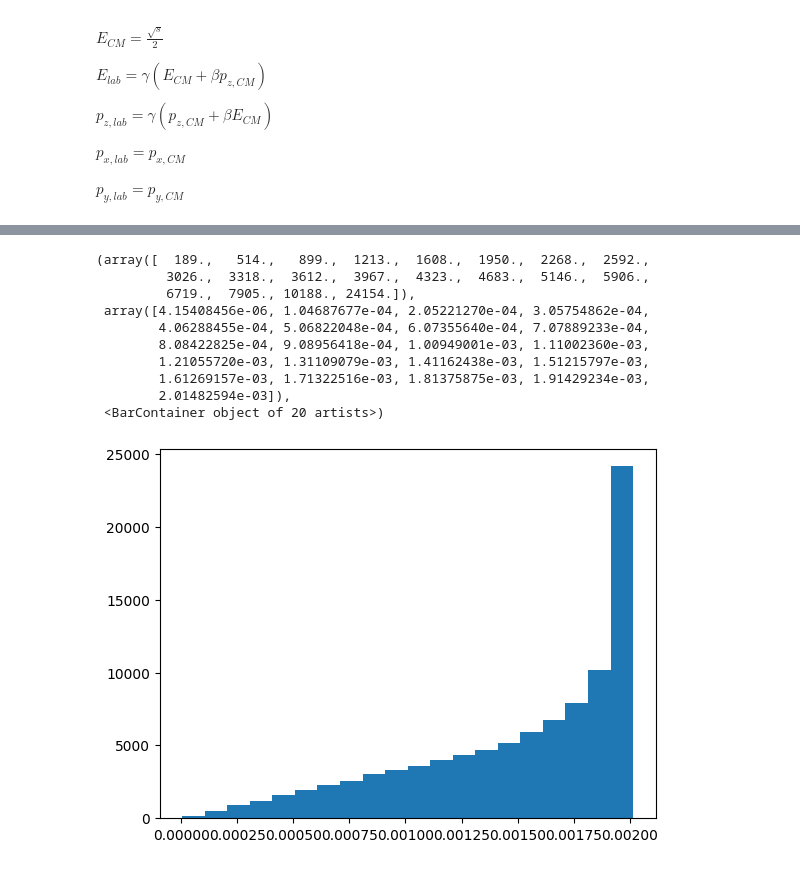
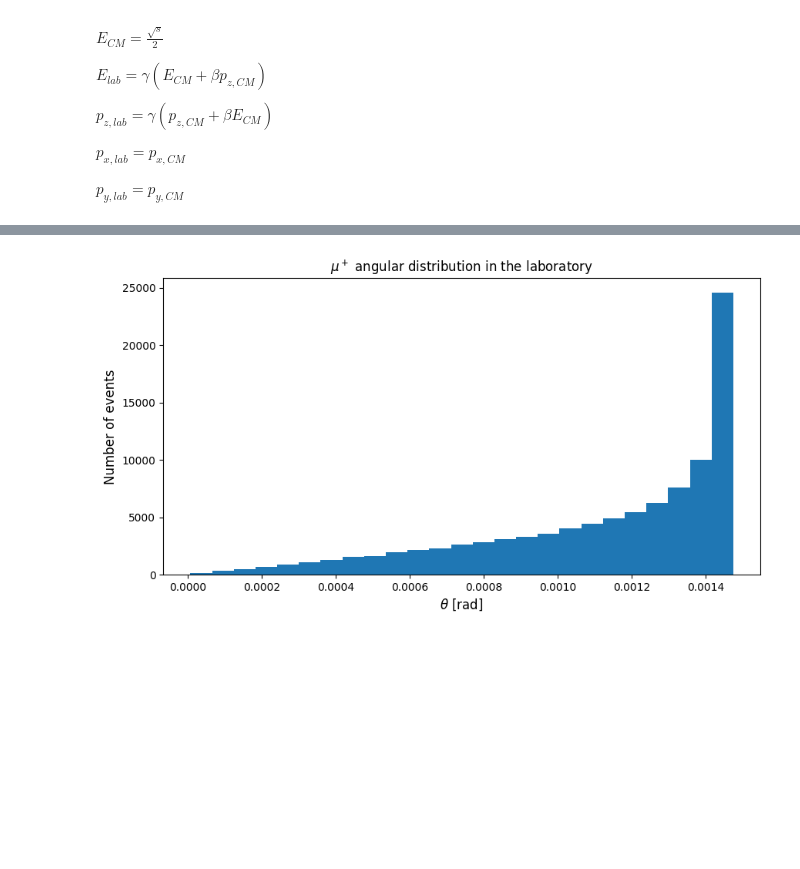
Before and after one commit to marcolorenzato00/LCP_Project, a Jupyter notebook: Project.ipynb, the cells around one changed output, grey strips where cells are left out. Cells and saved outputs as stored; diff of their text form; code cells hidden in the pictures; blank space fills up the shorter version.

```diff
--- a/Project.ipynb
+++ b/Project.ipynb
@@ -50,33 +94,23 @@ $p_\mu p^\mu = m_\gamma^2 = 0 = E^2 - p^2$
 # %%
-mass_e = 0.00051099895069 # GeV
-mass_mu = 0.1056583755 # GeV
-alpha = 1/137
-conversion_factor = 0.3894      # this is equal to (hbar * c)^2 expressed in mbarn * GeV
+# Threshold energy for muon pair production
+E_threshold = 2*mass_mu
+print('Threshold sqrt(s) is:', E_threshold, 'GeV')
 
+E_percent_increase = 0.05
+E_fixed = E_threshold * (1 + E_percent_increase)
+print('sqrt(s) fixed at:', E_fixed, 'GeV, ', E_percent_increase * 100, r'% above threshold')
 
-def cross_section(s, theta):
-    ratio = 4 * mass_mu**2 / s
-    return ((np.pi * alpha**2 )/ (2 * s)) * np.sqrt(1 - ratio) * (1 + ratio + (1 - ratio) * np.cos(theta)**2)
-
-def cross_section_norm(s, cos):     # check normalization
-    ratio = 4 * mass_mu**2 / s
-    beta = np.sqrt(1 - ratio)
-    return 3 * (1 + cos**2 + (1 - beta**2) * (1 - cos**2)) / (4*(3 - beta**2))
-
-E_threshold = 2*mass_mu     # threshold
-print('Threshold sqrt(s) is:', E_threshold, 'GeV')
-E_percent_increase = 0.1
-E_fixed = E_threshold * (1 + E_percent_increase)    # should be greater than 4 mass_mu**2
-print('sqrt(s) fixed at:', E_fixed, 'GeV, ', E_percent_increase * 100, r'% above threshold')
 s = E_fixed**2
 
+# Beam energy in lab frame
 beam_energy = (s - 2 * mass_e**2) / (2 * mass_e)
 print('Beam energy: ', beam_energy, 'GeV')
 
 l = np.linspace(0, np.pi, 200, endpoint=True)
 plt.plot(l, cross_section(s, l) * conversion_factor, marker=".")
-plt.xlabel('Scattering angle [rad]')
-plt.ylabel('Differential cross section [mb]')
-plt.show
+plt.xlabel(r"$\theta$ [rad]")
+plt.ylabel(r'$\frac{d\sigma}{d\Omega} \;[\mathrm{mb}]$')
+plt.title(r"Differential cross section of muons vs scattering angle")
+plt.show()
 # %% [output]
 Threshold sqrt(s) is: 0.211316751 GeV
@@ -195,15 +252,11 @@ plt.show()
 # %%
-plt.hist(np.arccos(pz_lab_1 / np.sqrt(px_cm_1 ** 2 + py_cm_1 ** 2 + pz_lab_1 ** 2)), bins=20)
+# Histogram of the angular distribution of mu+ in the lab frame
+plt.figure(figsize=(10, 5))
+plt.hist(np.arccos(pz_lab_1 / np.sqrt(px_cm_1 ** 2 + py_cm_1 ** 2 + pz_lab_1 ** 2)), bins=25)
+plt.ylabel("Number of events", fontsize=12)
+plt.xlabel(r"$\theta$ [rad]", fontsize=12)
+plt.title("$\mu^+$ angular distribution in the laboratory")
+plt.show()
 # %% [output]
-(array([  189.,   514.,   899.,  1213.,  1608.,  1950.,  2268.,  2592.,
-         3026.,  3318.,  3612.,  3967.,  4323.,  4683.,  5146.,  5906.,
-         6719.,  7905., 10188., 24154.]),
- array([4.15408456e-06, 1.04687677e-04, 2.05221270e-04, 3.05754862e-04,
-        4.06288455e-04, 5.06822048e-04, 6.07355640e-04, 7.07889233e-04,
-        8.08422825e-04, 9.08956418e-04, 1.00949001e-03, 1.11002360e-03,
-        1.21055720e-03, 1.31109079e-03, 1.41162438e-03, 1.51215797e-03,
-        1.61269157e-03, 1.71322516e-03, 1.81375875e-03, 1.91429234e-03,
-        2.01482594e-03]),
- <BarContainer object of 20 artists>)
-[figure, old version]
+[figure, new version]
 # %%
```
Also changed, not shown: parts of 22 cells of this notebook.
